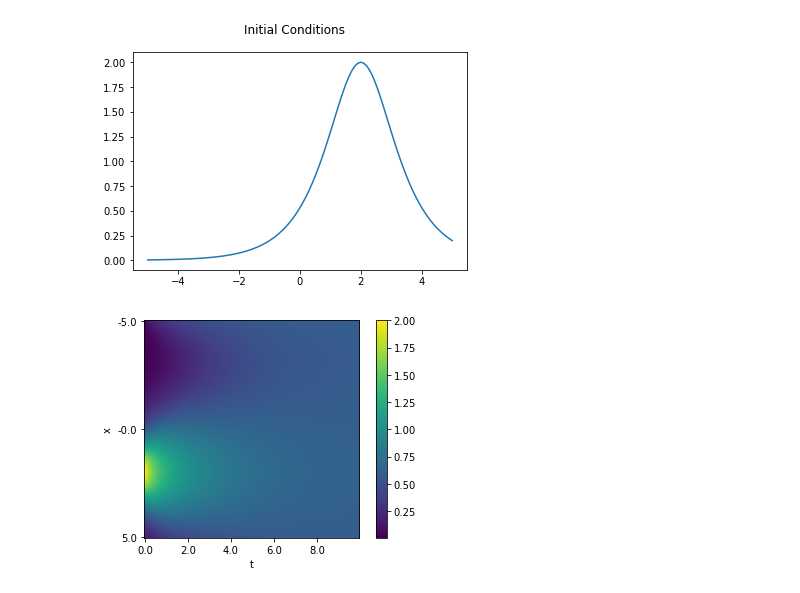
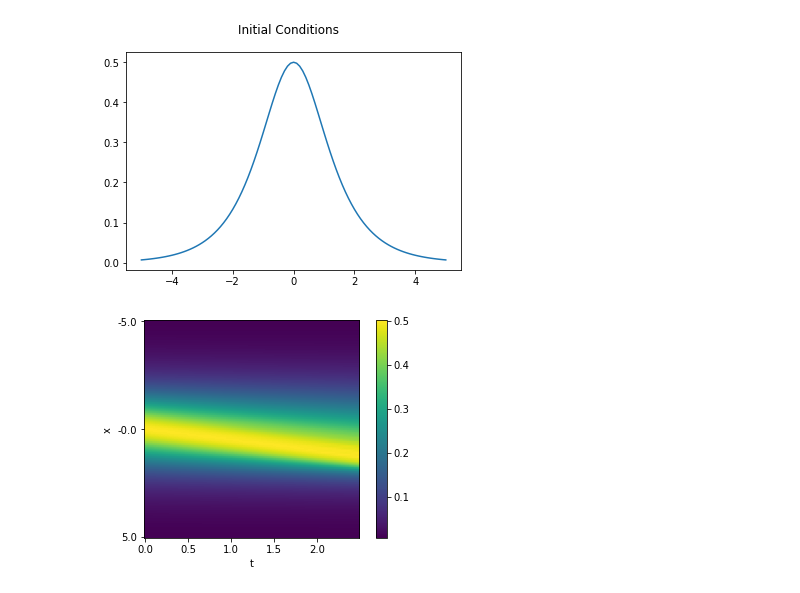
Before and after one commit to brunompacheco/pideq, a Jupyter notebook: notebooks/1.2-bmp-pde-fourier-decomposition.ipynb, the cells around one changed output. Cells and saved outputs as stored; diff of their text form; code cells hidden in the pictures.

Commit message:
solve nonlinear pde

```diff
--- a/notebooks/1.2-bmp-pde-fourier-decomposition.ipynb
+++ b/notebooks/1.2-bmp-pde-fourier-decomposition.ipynb
@@ -7,7 +7,7 @@ import numpy as np
 
 from scipy.integrate import solve_ivp
 # %%
-''' ==== u_t = u_xx ====
+''' ==== u_t + u * u_x = nu * u_xx ====
 '''
 L = 10  # [-5, 5]
 N = 100+1
@@ -16,11 +16,13 @@ x = np.arange(-L/2, L/2 + dx, dx)
 
 assert len(x) == N
 
+nu = .001
+
 # frequencies
 kappa = 2 * np.pi * np.fft.fftfreq(N, dx)
 
 # initial conditions
-u0 = 4 / (np.exp(x-2) + np.exp(2-x))
+u0 = 1 / (np.exp(x) + np.exp(-x))
 
 # u0 = np.roll(u0, 25)
 
@@ -28,33 +30,42 @@ plt.plot(x, u0)
 plt.suptitle('Initial Conditions')
 plt.show()
 # %% [output]
-[figure, old version]
+[figure, new version]
 # %%
-def rhs(t, uhat):
-    return - np.power(kappa, 2) * uhat
+def rhs(t, u):
+    uhat = np.fft.fft(u)
+    uhat_x = 1j * kappa * uhat
+    uhat_xx = - kappa * kappa * uhat
+
+    u_x = np.fft.ifft(uhat_x)
+    u_xx = np.fft.ifft(uhat_xx)
+
+    return nu * u_xx - u * u_x
 
 # simulation setup
-dt = .1
-T = 10
+dt = .025
+T = 2.5
 t = np.arange(0,T,dt)
 
-u0hat = np.fft.fft(u0)
-ivp = solve_ivp(rhs, (0,T), u0hat, method='RK45', t_eval=t)
-uhat = ivp.y.T
+# u0hat = np.fft.fft(u0)
+ivp = solve_ivp(rhs, (0,T), u0, method='RK45', t_eval=t)
+u = ivp.y.T
+# t = ivp.t
 
-u = np.zeros_like(uhat)
-for t_i in range(len(t)):
-    u[t_i,:] = np.fft.ifft(uhat[t_i,:])
+# u = np.zeros_like(uhat)
+# for t_i in range(len(t)):
+#     u[t_i,:] = np.fft.ifft(uhat[t_i,:])
 
 plt.imshow(u.real.T)
 plt.colorbar()
 
-plt.xticks(np.arange(u.shape[0])[::20], t[::20])
+# plt.xticks(np.arange(u.shape[0])[::20], t[::20])
+plt.xticks(np.arange(u.shape[0])[::20], [f"{t_i:.1f}" for t_i in t[::20]])
 plt.yticks(np.arange(u.shape[1])[::50], [f"{x_i:.1f}" for x_i in x[::50]])
 
 plt.ylabel('x')
 plt.xlabel('t')
 
 plt.show()
 # %% [output]
-[figure, old version]
+[figure, new version]
```
Also changed, not shown: parts of 2 cells of this notebook.
